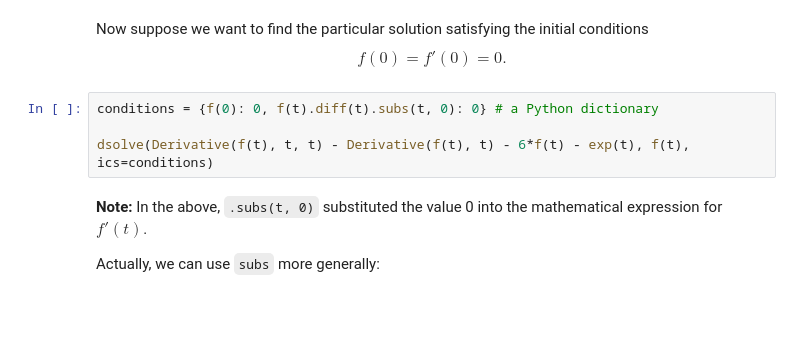
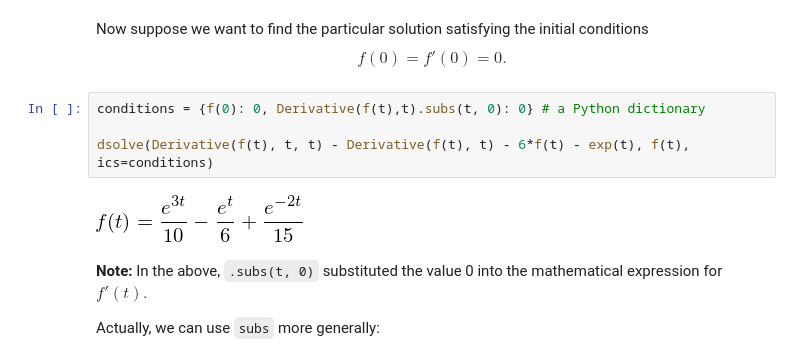
Before and after one commit to richardellard/mechanics-with-modelling, a Jupyter notebook: 3. Symbolic Computation.ipynb, the cells around one changed output. Drawn from its saved outputs; the diff is of its cells as text; blank space fills up the shorter version.

```diff
--- a/3. Symbolic Computation.ipynb
+++ b/3. Symbolic Computation.ipynb
@@ -101,9 +135,11 @@ $$
     f(0)=f'(0)=0.
 $$
 # %%
-conditions = {f(0): 0, f(t).diff(t).subs(t, 0): 0} # a Python dictionary
+conditions = {f(0): 0, Derivative(f(t),t).subs(t, 0): 0} # a Python dictionary
 
 dsolve(Derivative(f(t), t, t) - Derivative(f(t), t) - 6*f(t) - exp(t), f(t), ics=conditions)
+# %% [output]
+[figure, added]
 # %% [markdown]
 **Note:** In the above, `.subs(t, 0)` substituted the value 0 into the mathematical expression for $f'(t)$.
 
```
Also changed, not shown: parts of 31 cells of this notebook, 3 other files.
